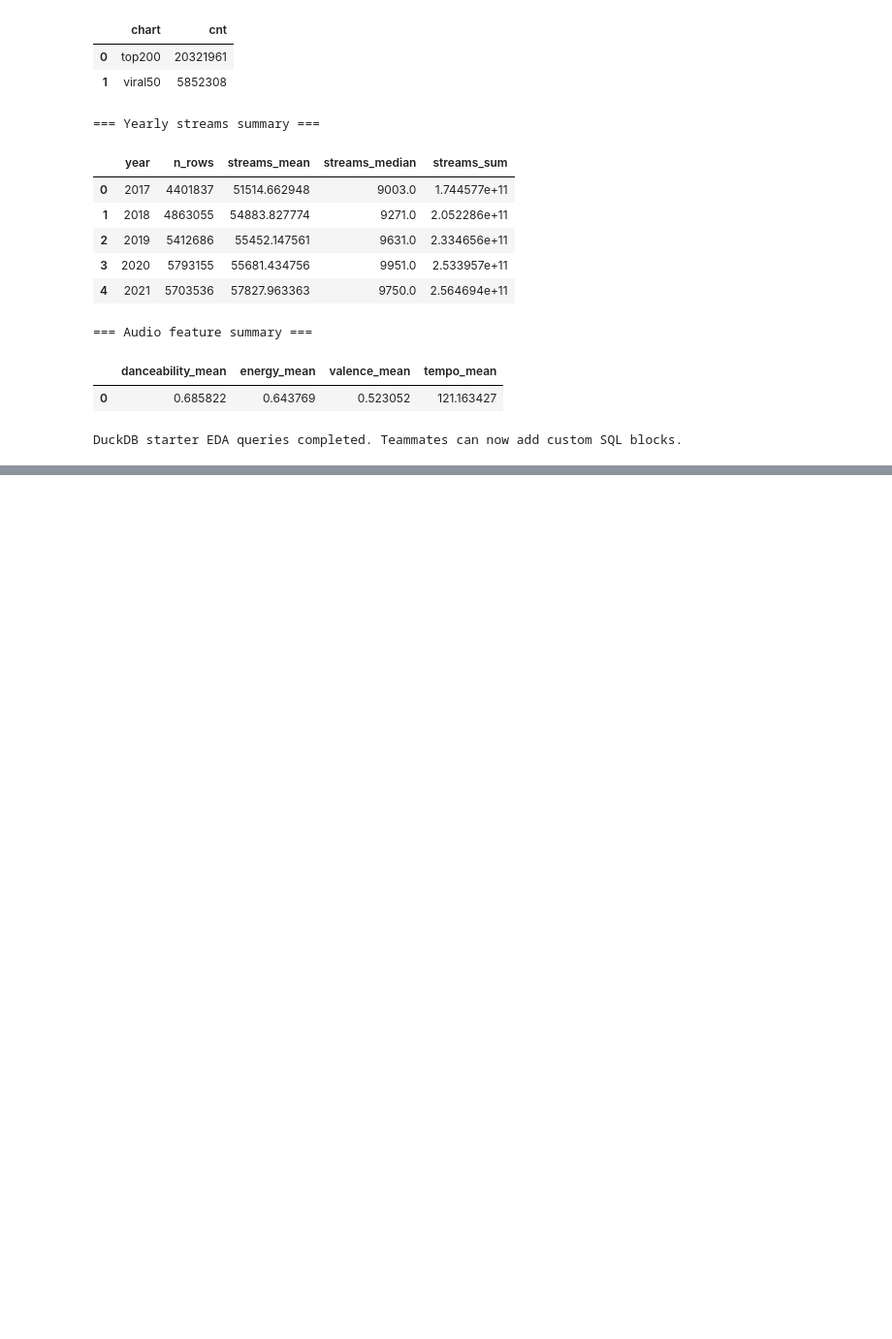
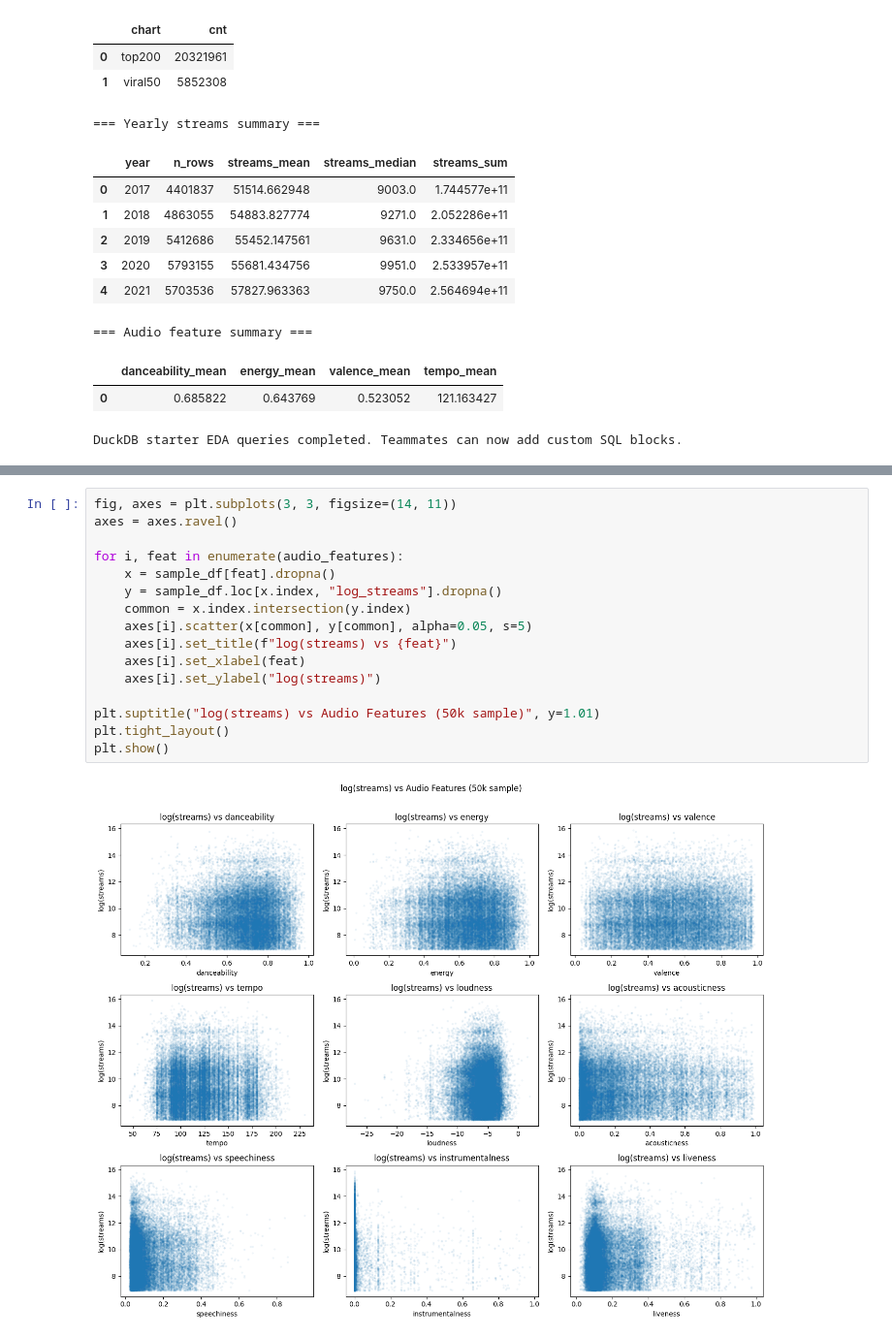
Before and after one commit to mchlkan/ML_Group_AB, a Jupyter notebook: Project_Information/Team_EDA_Baseline_FullData.ipynb, the cells around one changed output, grey strips where cells are left out. Shown at 97% size. Drawn from its saved outputs; the diff is of its cells as text; blank space fills up the shorter version.

```diff
--- a/Project_Information/Team_EDA_Baseline_FullData.ipynb
+++ b/Project_Information/Team_EDA_Baseline_FullData.ipynb
@@ -408,0 +640,18 @@ DuckDB starter EDA queries completed. Teammates can now add custom SQL blocks.
+# %%
+fig, axes = plt.subplots(3, 3, figsize=(14, 11))
+axes = axes.ravel()
+
+for i, feat in enumerate(audio_features):
+    x = sample_df[feat].dropna()
+    y = sample_df.loc[x.index, "log_streams"].dropna()
+    common = x.index.intersection(y.index)
+    axes[i].scatter(x[common], y[common], alpha=0.05, s=5)
+    axes[i].set_title(f"log(streams) vs {feat}")
+    axes[i].set_xlabel(feat)
+    axes[i].set_ylabel("log(streams)")
+
+plt.suptitle("log(streams) vs Audio Features (50k sample)", y=1.01)
+plt.tight_layout()
+plt.show()
+# %% [output]
+[figure, added]
```
Also changed, not shown: parts of 18 cells of this notebook, 3 other files.
